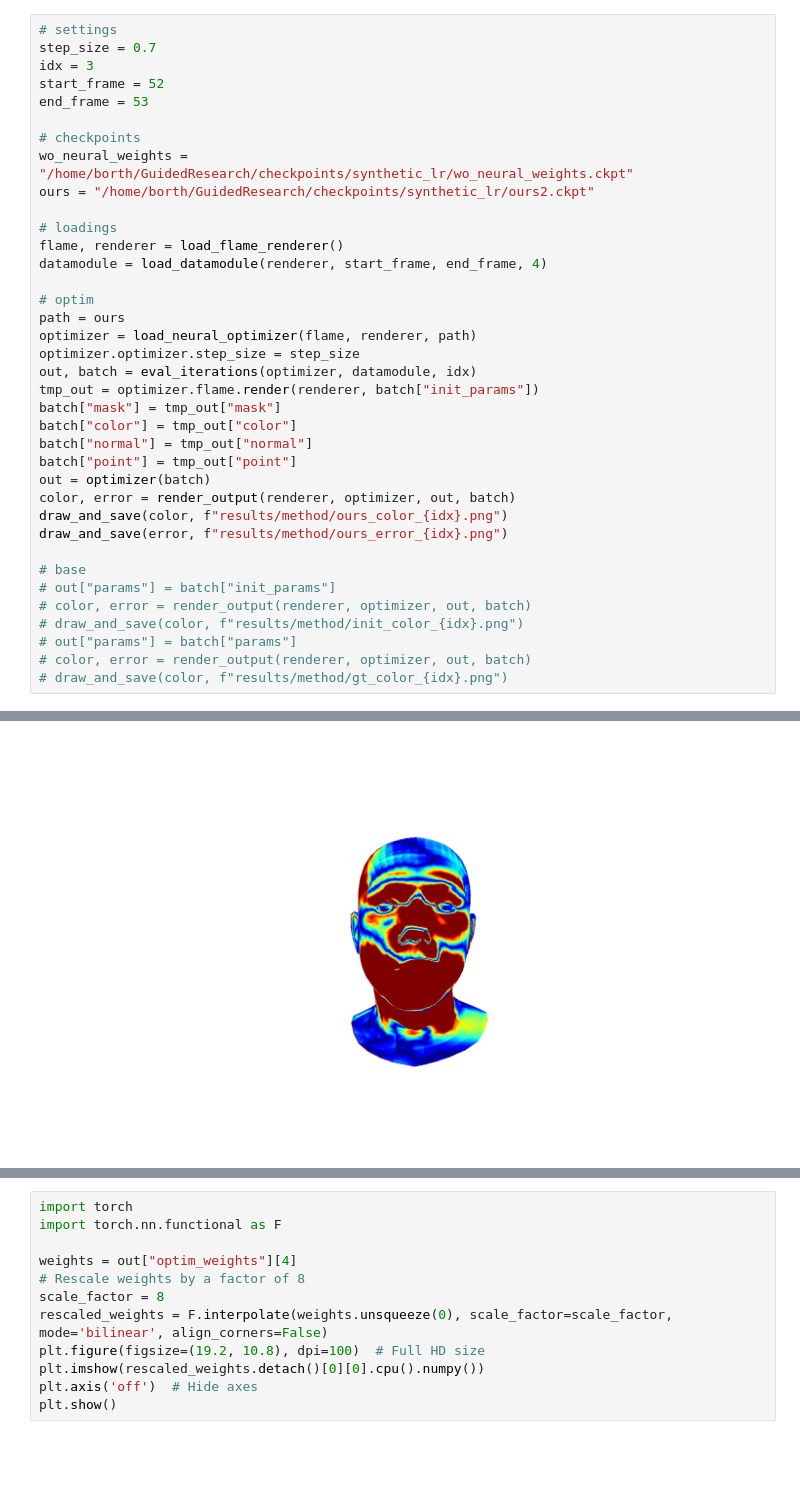
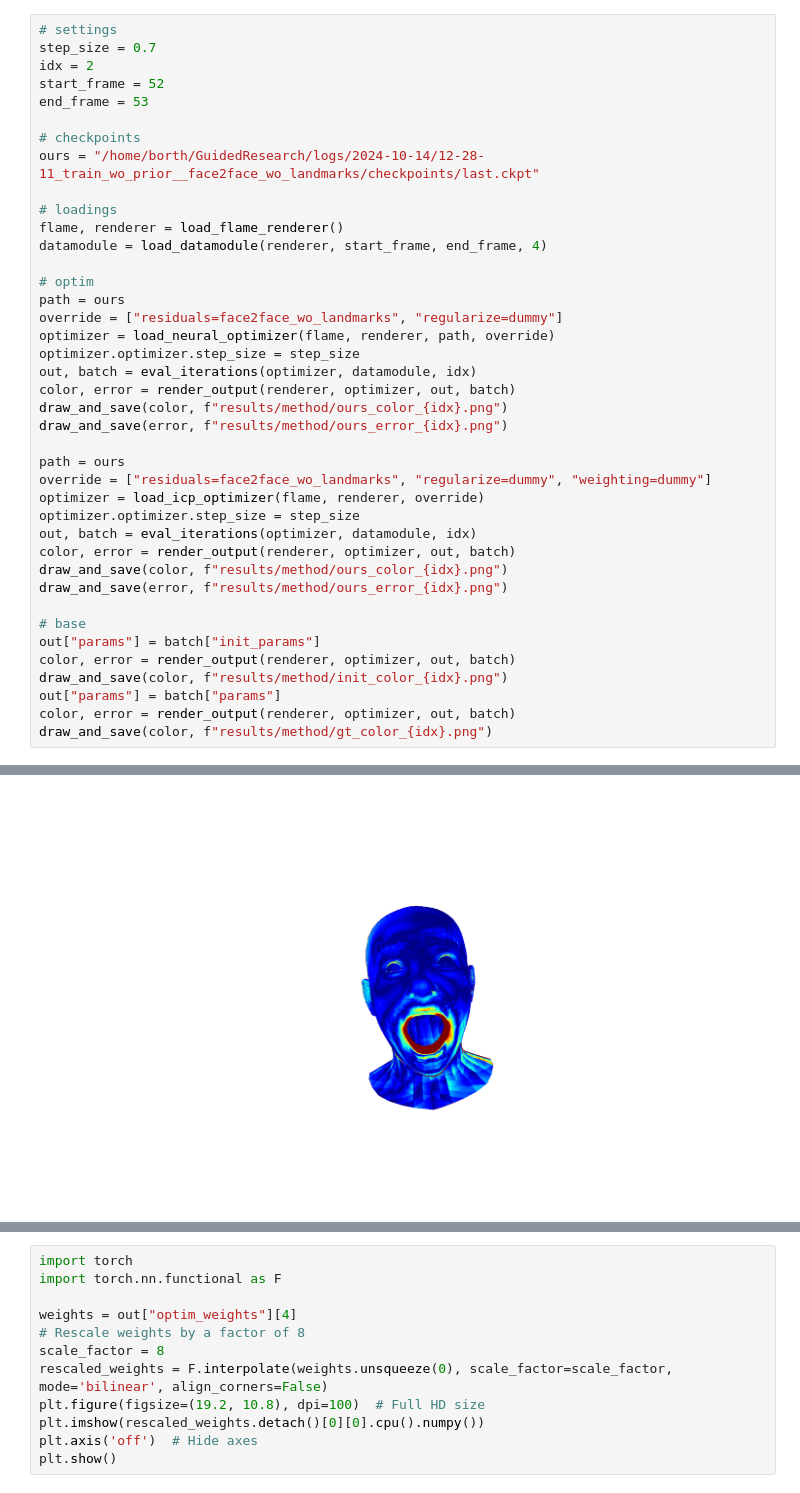
Before and after one commit to robinborth/GuidedResearch, a Jupyter notebook: notebooks/report/method_overview.ipynb, the cells around one changed output, grey strips where cells are left out. Drawn from its saved outputs; the diff is of its cells as text; blank space fills up the shorter version.

Commit message:
feat: save progress kinect run

```diff
--- a/notebooks/report/method_overview.ipynb
+++ b/notebooks/report/method_overview.ipynb
@@ -104,13 +142,12 @@ def load_datamodule(renderer, start_frame, end_frame, jump_size=1):
 # %%
 # settings
 step_size = 0.7
-idx = 3
+idx = 2
 start_frame = 52
 end_frame = 53
 
 # checkpoints
-wo_neural_weights = "/home/borth/GuidedResearch/checkpoints/synthetic_lr/wo_neural_weights.ckpt"
-ours = "/home/borth/GuidedResearch/checkpoints/synthetic_lr/ours2.ckpt"
+ours = "/home/borth/GuidedResearch/logs/2024-10-14/12-28-11_train_wo_prior__face2face_wo_landmarks/checkpoints/last.ckpt"
 
 # loadings
 flame, renderer = load_flame_renderer()
@@ -118,26 +155,30 @@ datamodule = load_datamodule(renderer, start_frame, end_frame, 4)
 
 # optim
 path = ours
-optimizer = load_neural_optimizer(flame, renderer, path)
+override = ["residuals=face2face_wo_landmarks", "regularize=dummy"]
+optimizer = load_neural_optimizer(flame, renderer, path, override)
 optimizer.optimizer.step_size = step_size
 out, batch = eval_iterations(optimizer, datamodule, idx)
-tmp_out = optimizer.flame.render(renderer, batch["init_params"])
-batch["mask"] = tmp_out["mask"]
-batch["color"] = tmp_out["color"]
-batch["normal"] = tmp_out["normal"]
-batch["point"] = tmp_out["point"]
-out = optimizer(batch)
+color, error = render_output(renderer, optimizer, out, batch)
+draw_and_save(color, f"results/method/ours_color_{idx}.png")
+draw_and_save(error, f"results/method/ours_error_{idx}.png")
+
+path = ours
+override = ["residuals=face2face_wo_landmarks", "regularize=dummy", "weighting=dummy"]
+optimizer = load_icp_optimizer(flame, renderer, override)
+optimizer.optimizer.step_size = step_size
+out, batch = eval_iterations(optimizer, datamodule, idx)
 color, error = render_output(renderer, optimizer, out, batch)
 draw_and_save(color, f"results/method/ours_color_{idx}.png")
 draw_and_save(error, f"results/method/ours_error_{idx}.png")
 
 # base
-# out["params"] = batch["init_params"]
-# color, error = render_output(renderer, optimizer, out, batch)
-# draw_and_save(color, f"results/method/init_color_{idx}.png")
-# out["params"] = batch["params"]
-# color, error = render_output(renderer, optimizer, out, batch)
-# draw_and_save(color, f"results/method/gt_color_{idx}.png")
+out["params"] = batch["init_params"]
+color, error = render_output(renderer, optimizer, out, batch)
+draw_and_save(color, f"results/method/init_color_{idx}.png")
+out["params"] = batch["params"]
+color, error = render_output(renderer, optimizer, out, batch)
+draw_and_save(color, f"results/method/gt_color_{idx}.png")
 # %% [output]
 Creating GL context for cuda device 0
 Successfully initialized EGL version 1.5
@@ -146 +187 @@ Successfully initialized OpenGL version 4.6.0 NVIDIA 535.183.01
-[figure, old version]
+[figure, new version]
```
Also changed, not shown: parts of 3 cells of this notebook, 8 other files.
